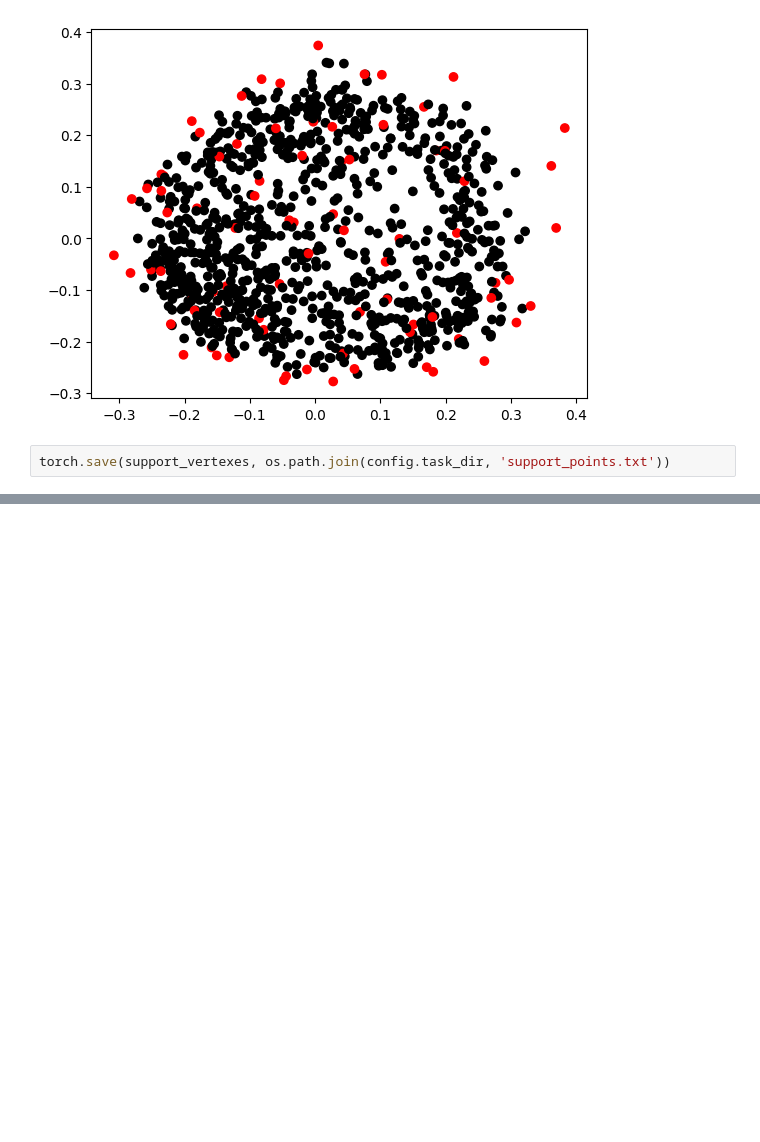
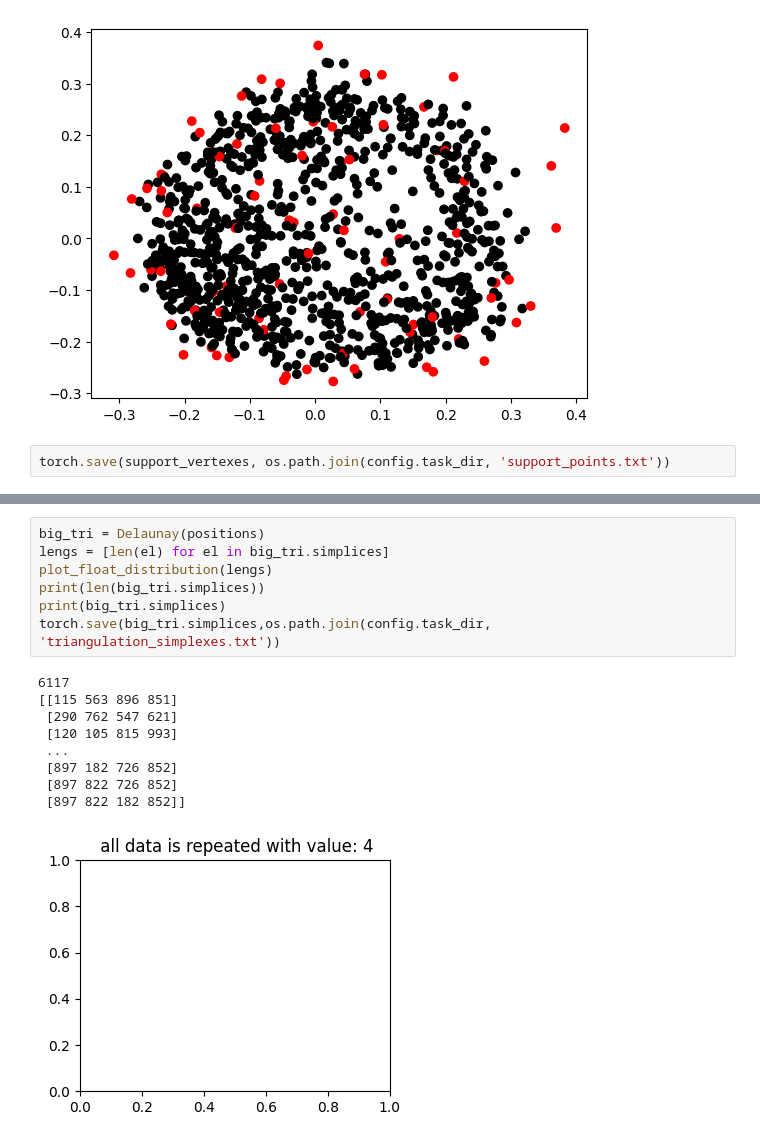
Before and after one commit to RepnikovPavel/lab_2023_controller, a Jupyter notebook: make_vector_representation.ipynb, the cells around one changed output, grey strips where cells are left out. Saved outputs shown, nothing was run; the diff lists cells and outputs as text; blank space fills up the shorter version.

```diff
--- a/make_vector_representation.ipynb
+++ b/make_vector_representation.ipynb
@@ -238,0 +277,17 @@ torch.save(support_vertexes, os.path.join(config.task_dir, 'support_points.txt')
+# %%
+big_tri = Delaunay(positions)
+lengs = [len(el) for el in big_tri.simplices]
+plot_float_distribution(lengs)
+print(len(big_tri.simplices))
+print(big_tri.simplices)
+torch.save(big_tri.simplices,os.path.join(config.task_dir, 'triangulation_simplexes.txt'))
+# %% [output]
+6117
+[[115 563 896 851]
+ [290 762 547 621]
+ [120 105 815 993]
+ ...
+ [897 182 726 852]
+ [897 822 726 852]
+ [897 822 182 852]]
+[figure, added]
```
Also changed, not shown: parts of 8 cells of this notebook, 4 other files.
